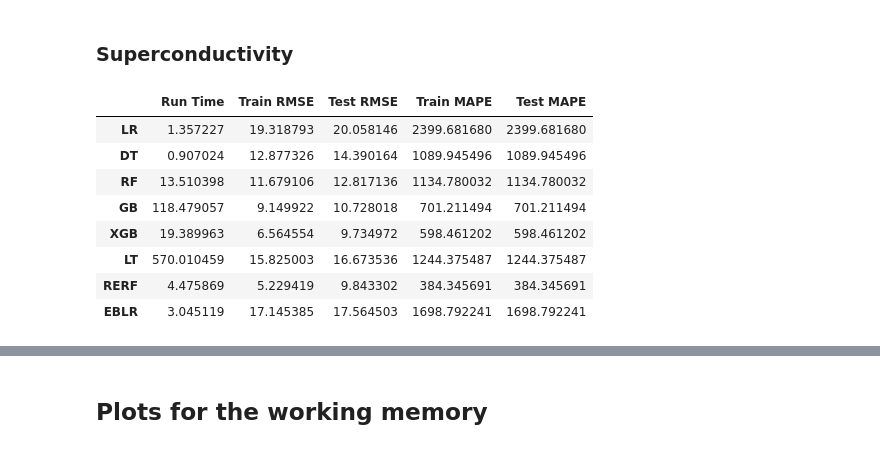
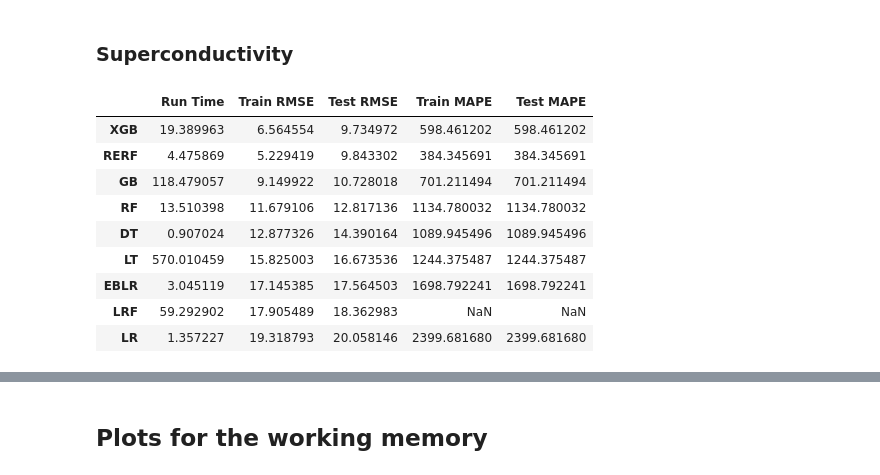
Before and after one commit to mgp165/TFG, a Jupyter notebook: data/reporting/final_report.ipynb, the cells around one changed output, grey strips where cells are left out. Drawn from its saved outputs; the diff is of its cells as text; code cells hidden in the pictures.

```diff
--- a/data/reporting/final_report.ipynb
+++ b/data/reporting/final_report.ipynb
@@ -243,18 +248,19 @@ plt.show()
 # %%
 metrics6 = pd.read_csv('../model_output/metrics/superconductivity/final_metrics.txt', header=None, delimiter=';', index_col=0, names=colnames2)
 metrics6_mape = pd.read_csv('../model_output/metrics/superconductivity/final_MAPE.txt', header=None, delimiter=';', index_col=0, names=['Train MAPE', 'Test MAPE'])
 metrics6 = pd.concat([metrics6, metrics6_mape], axis=1)
-metrics6
+metrics6.sort_values(by='Test RMSE')
 # %% [output]
 |  | Run Time | Train RMSE | Test RMSE | Train MAPE | Test MAPE |
+| XGB | 19.389963 | 6.564554 | 9.734972 | 598.461202 | 598.461202 |
+| RERF | 4.475869 | 5.229419 | 9.843302 | 384.345691 | 384.345691 |
+| GB | 118.479057 | 9.149922 | 10.728018 | 701.211494 | 701.211494 |
+| RF | 13.510398 | 11.679106 | 12.817136 | 1134.780032 | 1134.780032 |
+| DT | 0.907024 | 12.877326 | 14.390164 | 1089.945496 | 1089.945496 |
+| LT | 570.010459 | 15.825003 | 16.673536 | 1244.375487 | 1244.375487 |
+| EBLR | 3.045119 | 17.145385 | 17.564503 | 1698.792241 | 1698.792241 |
+| LRF | 59.292902 | 17.905489 | 18.362983 | NaN | NaN |
 | LR | 1.357227 | 19.318793 | 20.058146 | 2399.681680 | 2399.681680 |
-| DT | 0.907024 | 12.877326 | 14.390164 | 1089.945496 | 1089.945496 |
-| RF | 13.510398 | 11.679106 | 12.817136 | 1134.780032 | 1134.780032 |
-| GB | 118.479057 | 9.149922 | 10.728018 | 701.211494 | 701.211494 |
-| XGB | 19.389963 | 6.564554 | 9.734972 | 598.461202 | 598.461202 |
-| LT | 570.010459 | 15.825003 | 16.673536 | 1244.375487 | 1244.375487 |
-| RERF | 4.475869 | 5.229419 | 9.843302 | 384.345691 | 384.345691 |
-| EBLR | 3.045119 | 17.145385 | 17.564503 | 1698.792241 | 1698.792241 |
 # %%
 plt.figure(figsize=(18, 6))
 
```
Also changed, not shown: parts of 23 cells of this notebook.
